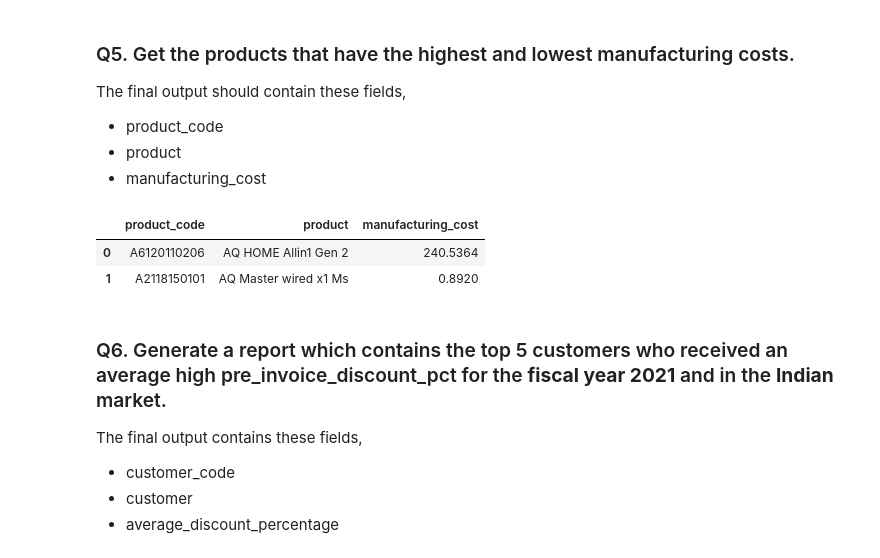
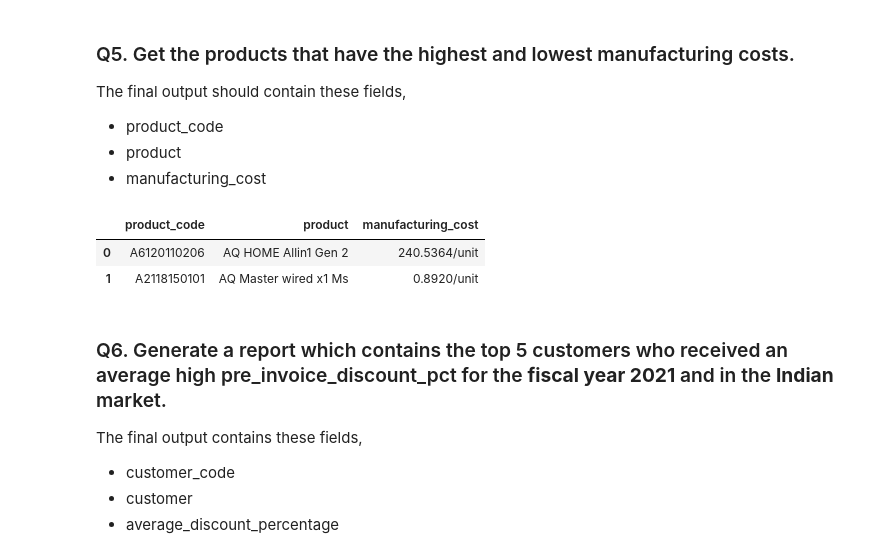
Before and after one commit to jishnukoliyadan/Atliq-Hardwares-SQL-Challenge4, a Jupyter notebook: SQL_Query.ipynb, the cells around one changed output. Cells and saved outputs as stored; diff of their text form; code cells hidden in the pictures.

```diff
--- a/SQL_Query.ipynb
+++ b/SQL_Query.ipynb
@@ -139,19 +139,19 @@ The final output should contain these fields,
 - manufacturing_cost
 # %%
 QUERY = '''
-        SELECT fc.product_code, product, manufacturing_cost FROM fact_manufacturing_cost as fc
+        SELECT fc.product_code, product, CONCAT(manufacturing_cost, '/unit') AS manufacturing_cost FROM fact_manufacturing_cost as fc
             JOIN dim_product as dp
             ON fc.product_code = dp.product_code
             WHERE fc.manufacturing_cost = (SELECT max(manufacturing_cost) FROM fact_manufacturing_cost) OR
                 fc.manufacturing_cost = (SELECT min(manufacturing_cost) FROM fact_manufacturing_cost)
             ORDER BY manufacturing_cost DESC
         '''
 cursorObject.execute(QUERY)
 pd.DataFrame(cursorObject.fetchall(), columns = cursorObject.column_names)
 # %% [output]
 |  | product_code | product | manufacturing_cost |
-| 0 | A6120110206 | AQ HOME Allin1 Gen 2 | 240.5364 |
-| 1 | A2118150101 | AQ Master wired x1 Ms | 0.8920 |
+| 0 | A6120110206 | AQ HOME Allin1 Gen 2 | 240.5364/unit |
+| 1 | A2118150101 | AQ Master wired x1 Ms | 0.8920/unit |
 # %% [markdown]
 ### Q6. Generate a report which contains the top 5 customers who received an average high pre_invoice_discount_pct for the **fiscal year 2021** and in the **Indian** market.
 The final output contains these fields,
```
Also changed, not shown: parts of 4 cells of this notebook, 1 other file.
